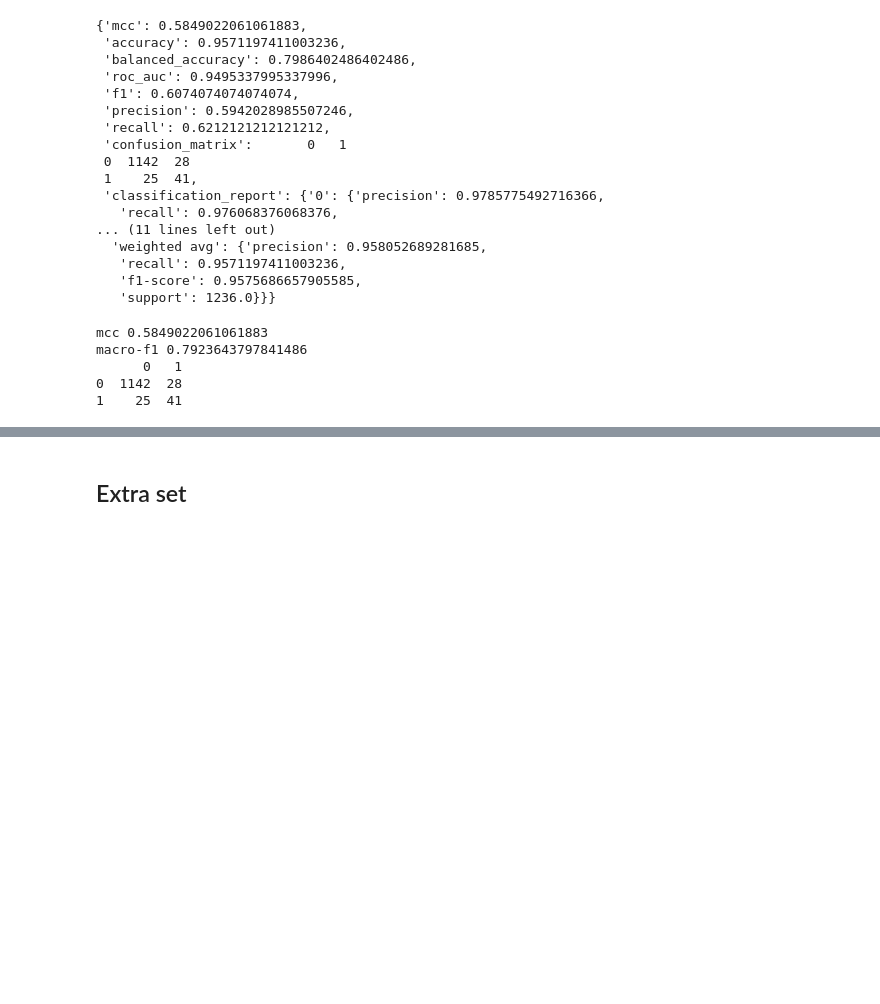
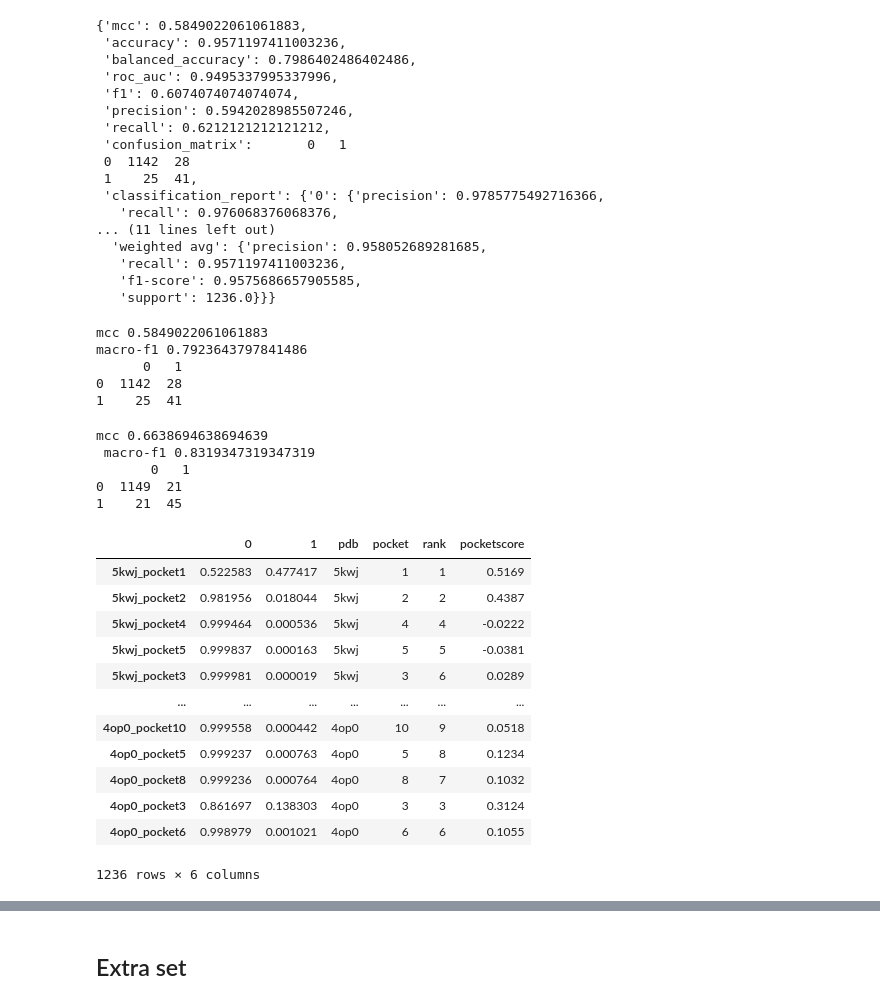
Before and after one commit to frannerin/AlloPockets, a Jupyter notebook: models/pockets_physchem.ipynb, the cells around one changed output, grey strips where cells are left out. Cells and saved outputs as stored; diff of their text form; code cells hidden in the pictures; blank space fills up the shorter version.

```diff
--- a/models/pockets_physchem.ipynb
+++ b/models/pockets_physchem.ipynb
@@ -281,3 +355,37 @@ macro-f1 0.7923643797841486
       0   1
 0  1142  28
 1    25  41
+# %%
+from sklearn.metrics import matthews_corrcoef, f1_score, confusion_matrix
+def print_topx_results(modelfit, dataset):
+    top1 = (
+        modelfit.predict_proba(dataset)
+        .assign(pdb=dataset.index.map(lambda x: x.split("_")[0]))
+        .assign(
+            pred=lambda df: (
+                # Start from a Series where each value/row (sample/pocket) is the total number of pos. labels on its PDB
+                (
+                    dataset
+                    .assign(pdb=dataset.index.map(lambda x: x.split("_")[0]))
+                    .groupby("pdb")["Label_label"].transform("sum")
+                )
+                # Then subtract this "total num. of pos. in a PDB" by the rank of each pocket in a PDB, sorted by the probability of 1
+                .sub(df.groupby("pdb")[1].rank(method="first", ascending=False))
+                # If the subtraction is positive or 0 it means that the pocket is in the topX and will be assigned 1
+                >= 0).astype(int)
+        )
+        ["pred"]
+    )
+    print(
+        "mcc", matthews_corrcoef(dataset["Label_label"], top1), "\n",
+        "macro-f1", f1_score(dataset["Label_label"], top1, average="macro"), "\n",
+        pd.DataFrame(confusion_matrix(dataset["Label_label"], top1))
+    )
+
+print_topx_results(fit, testdataset)
+# %% [output]
+mcc 0.6638694638694639
+ macro-f1 0.8319347319347319
+       0   1
+0  1149  21
+1    21  45
@@ -283,0 +397,29 @@ macro-f1 0.7923643797841486
+# %%
+df = (
+    fit.predict_proba(testdataset)
+    .assign(pdb=testdataset.index.map(lambda x: x.split("_")[0]))
+    .assign(pocket=testdataset.index.map(lambda x: int(x.split("_")[1].replace("pocket", ""))))
+    .assign(rank=lambda df: df.groupby("pdb")[1].rank(method="first", ascending=False).astype(int))
+    .assign(pocketscore=lambda df: df.apply(
+        lambda x: Pocket(
+            f"../training_data/3.Pockets/old_fpocket/pockets/{x['pdb']}/{x['pdb']}_out/pockets/pocket{x['pocket']}_atm.cif"
+        ).feats["Pocket Score"],
+        axis=1
+    ))
+)
+
+df
+# %% [output]
+|  | 0 | 1 | pdb | pocket | rank | pocketscore |
+| 5kwj_pocket1 | 0.522583 | 0.477417 | 5kwj | 1 | 1 | 0.5169 |
+| 5kwj_pocket2 | 0.981956 | 0.018044 | 5kwj | 2 | 2 | 0.4387 |
+| 5kwj_pocket4 | 0.999464 | 0.000536 | 5kwj | 4 | 4 | -0.0222 |
+| 5kwj_pocket5 | 0.999837 | 0.000163 | 5kwj | 5 | 5 | -0.0381 |
+| 5kwj_pocket3 | 0.999981 | 0.000019 | 5kwj | 3 | 6 | 0.0289 |
+| ... | ... | ... | ... | ... | ... | ... |
+| 4op0_pocket10 | 0.999558 | 0.000442 | 4op0 | 10 | 9 | 0.0518 |
+| 4op0_pocket5 | 0.999237 | 0.000763 | 4op0 | 5 | 8 | 0.1234 |
+| 4op0_pocket8 | 0.999236 | 0.000764 | 4op0 | 8 | 7 | 0.1032 |
+| 4op0_pocket3 | 0.861697 | 0.138303 | 4op0 | 3 | 3 | 0.3124 |
+| 4op0_pocket6 | 0.998979 | 0.001021 | 4op0 | 6 | 6 | 0.1055 |
+1236 rows × 6 columns
```
Also changed, not shown: parts of 16 cells of this notebook, 35 other files.
